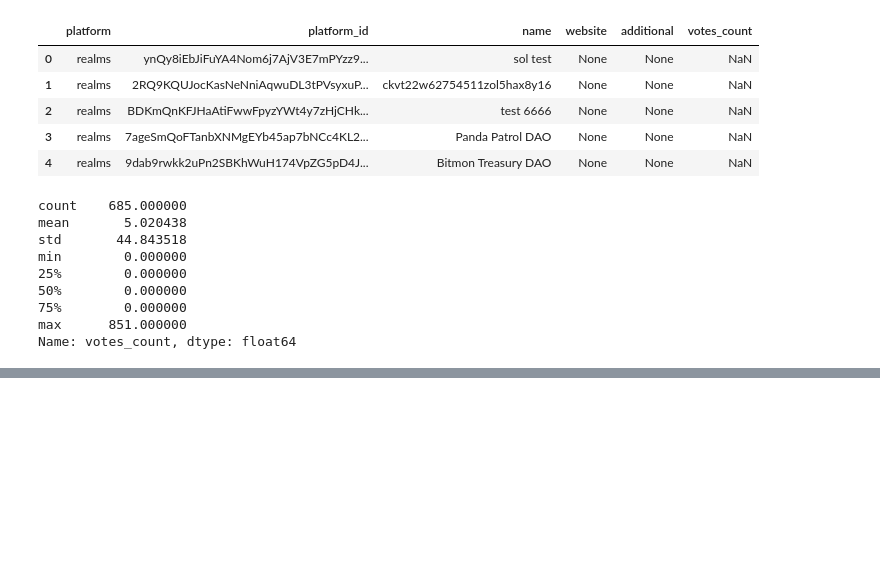
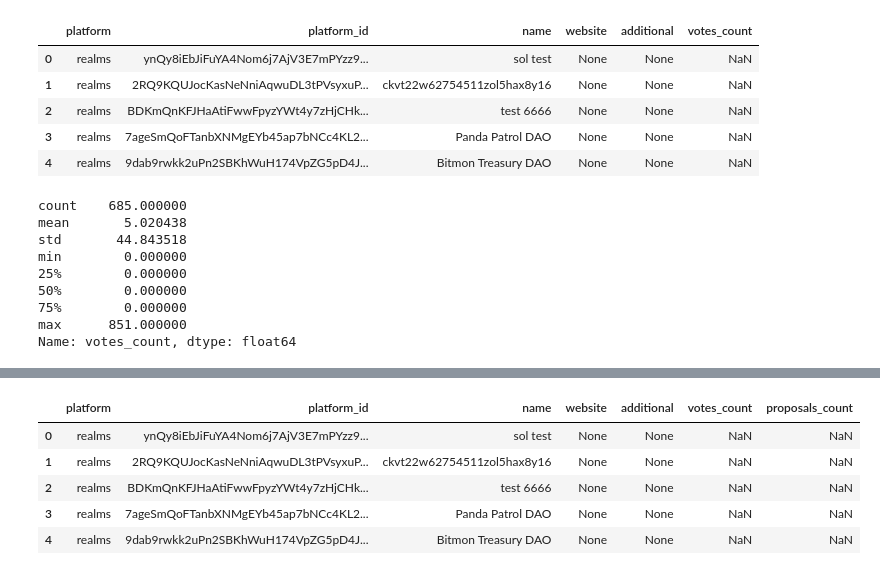
Before and after one commit to daviddavo/daos-verano, a Jupyter notebook: 001_get_deployments/realms/realms_get_deployments.ipynb, the cells around one changed output, grey strips where cells are left out. Cells and saved outputs as stored; diff of their text form; code cells hidden in the pictures; blank space fills up the shorter version.

Commit message:
chore: wrap up realms props and deploys

```diff
--- a/001_get_deployments/realms/realms_get_deployments.ipynb
+++ b/001_get_deployments/realms/realms_get_deployments.ipynb
@@ -114,0 +116,4 @@ Name: votes_count, dtype: float64
+# %%
+# fill the nulls with 0, means that there are no records of votes in the sdk data
+df.votes_count.fillna(0, inplace=True)
+df.votes_count.describe()
@@ -114,0 +132,8 @@ Name: votes_count, dtype: float64
+# %%
+proposals_count_df = proposals_df.groupby('platform_deployment_id').proposal_id.count()
+proposals_count_df = pd.DataFrame(proposals_count_df).reset_index()
+# set column name to proposals_count
+proposals_count_df.rename(columns={'proposal_id': 'proposals_count'}, inplace=True)
+# platform deployment id to platform id
+proposals_count_df.rename(columns={'platform_deployment_id': 'platform_id'}, inplace=True)
+proposals_count_df.head()
@@ -114,0 +147,11 @@ Name: votes_count, dtype: float64
+# %%
+# merge
+df = df.merge(proposals_count_df, how='left', on='platform_id', validate='one_to_one')
+df.head()
+# %% [output]
+|  | platform | platform_id | name | website | additional | votes_count | proposals_count |
+| 0 | realms | ynQy8iEbJiFuYA4Nom6j7AjV3E7mPYzz9... | sol test | None | None | NaN | NaN |
+| 1 | realms | 2RQ9KQUJocKasNeNniAqwuDL3tPVsyxuP... | ckvt22w62754511zol5hax8y16 | None | None | NaN | NaN |
+| 2 | realms | BDKmQnKFJHaAtiFwwFpyzYWt4y7zHjCHk... | test 6666 | None | None | NaN | NaN |
+| 3 | realms | 7ageSmQoFTanbXNMgEYb45ap7bNCc4KL2... | Panda Patrol DAO | None | None | NaN | NaN |
+| 4 | realms | 9dab9rwkk2uPn2SBKhWuH174VpZG5pD4J... | Bitmon Treasury DAO | None | None | NaN | NaN |
```
Also changed, not shown: parts of 11 cells of this notebook, 5 other files.
